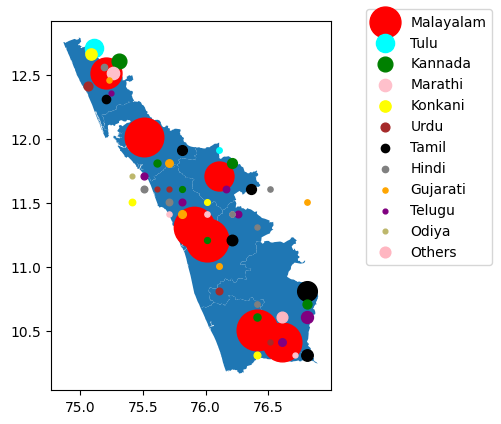
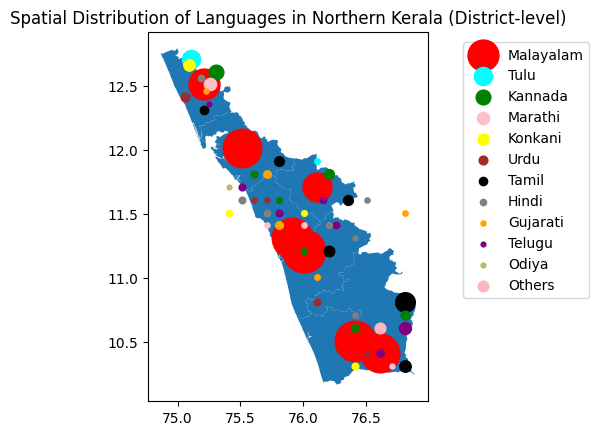
Code edit (unified diff) that turned the first committed figure into the second:
--- before
+++ after
@@ -28,3 +28,4 @@
         ax.scatter(longitude + .01, latitude + .01, s=np.sqrt(speakers) * .5, color=color, label=label)
 
-ax.legend(bbox_to_anchor=(1.1, 1.05))
+ax.legend(bbox_to_anchor=(1.1, .99))
+ax.set_title("Spatial Distribution of Languages in Northern Kerala (District-level)", fontsize=12)

Commit: Add files via upload